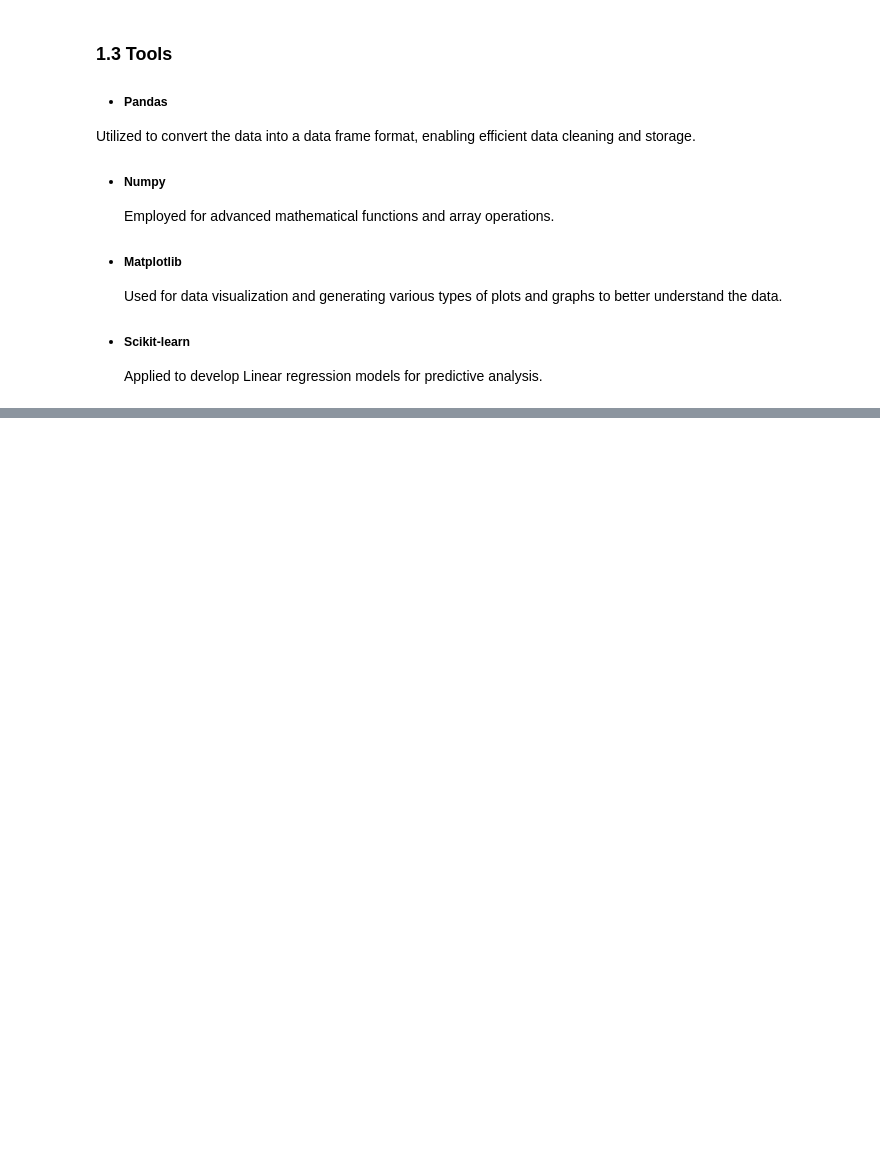
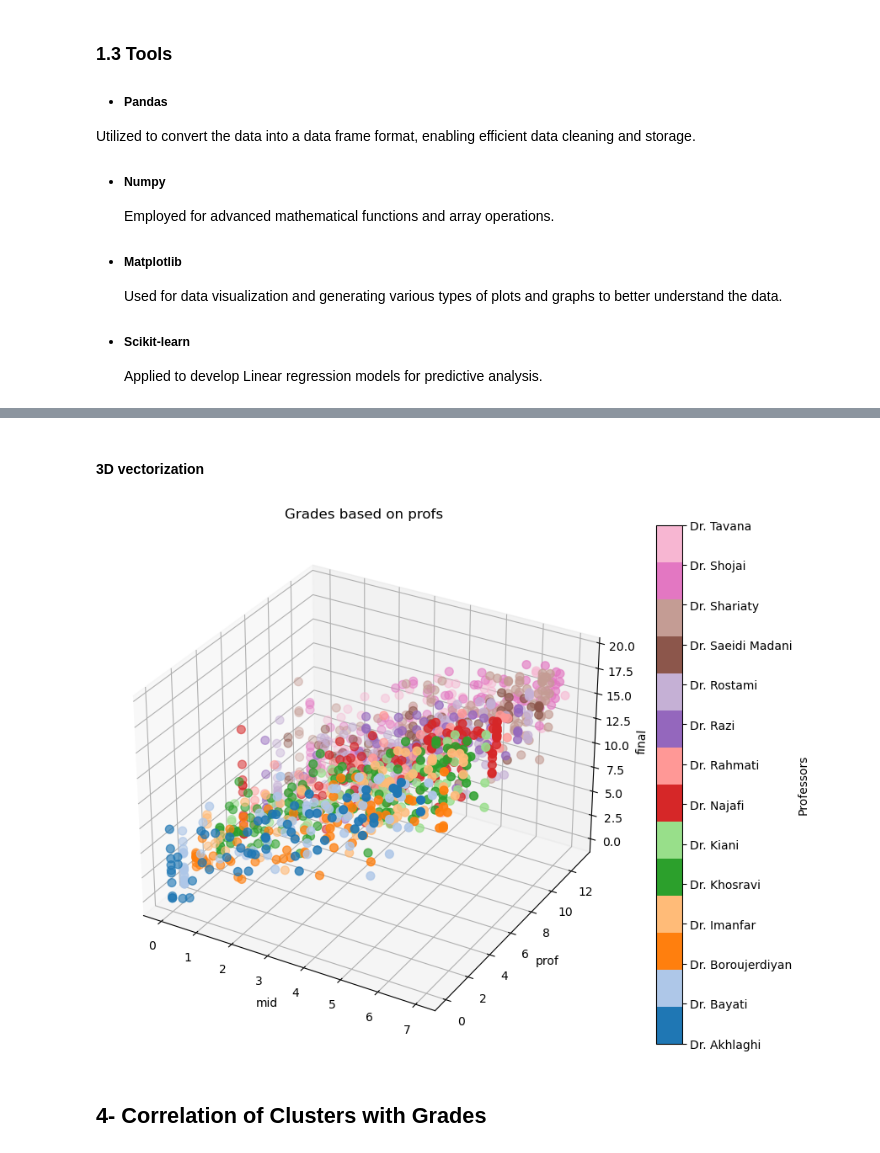
Before and after one commit to kooroshkz/math_grades_analysis, a Jupyter notebook: project_notebook.ipynb, the cells around one changed output, grey strips where cells are left out. Cells and saved outputs as stored; diff of their text form; code cells hidden in the pictures; blank space fills up the shorter version.

```diff
--- a/project_notebook.ipynb
+++ b/project_notebook.ipynb
@@ -57,0 +271,2 @@ Importing data from excel file.
+# %% [markdown]
+#### 3D vectorization
@@ -57,0 +275,26 @@ Importing data from excel file.
+# %%
+df_prof_named = df
+
+df_prof_named["prof"] = label_encoder.inverse_transform(merged_df["prof"])
+# %%
+df_prof_named['prof'] = pd.Categorical(df_prof_named['prof'])
+num_professors = len(df_prof_named['prof'].cat.categories)
+cmap = ListedColormap(plt.cm.tab20.colors[:num_professors])
+fig = plt.figure(figsize=(10, 8))
+ax = fig.add_subplot(111, projection='3d')
+x, y , z = df_prof_named['mid'], df_prof_named['prof'].cat.codes, df_prof_named['final']
+sc = ax.scatter(x, y, z, c=df_prof_named['prof'].cat.codes, cmap=cmap, marker='o', s=50)
+ax.set_xlabel('mid')
+ax.set_ylabel('prof')
+ax.set_zlabel('final')
+ax.set_title('Grades based on profs')
+cbar = plt.colorbar(sc, ticks=range(num_professors))
+cbar.set_label('Professors')
+cbar.set_ticklabels(df_prof_named['prof'].cat.categories)
+
+plt.show()
+# %% [output]
+[figure, added]
+# %% [markdown]
+<a name="stu"></a>
+## 4- Correlation of Clusters with Grades
```
Also changed, not shown: parts of 46 cells of this notebook, 4 other files.
